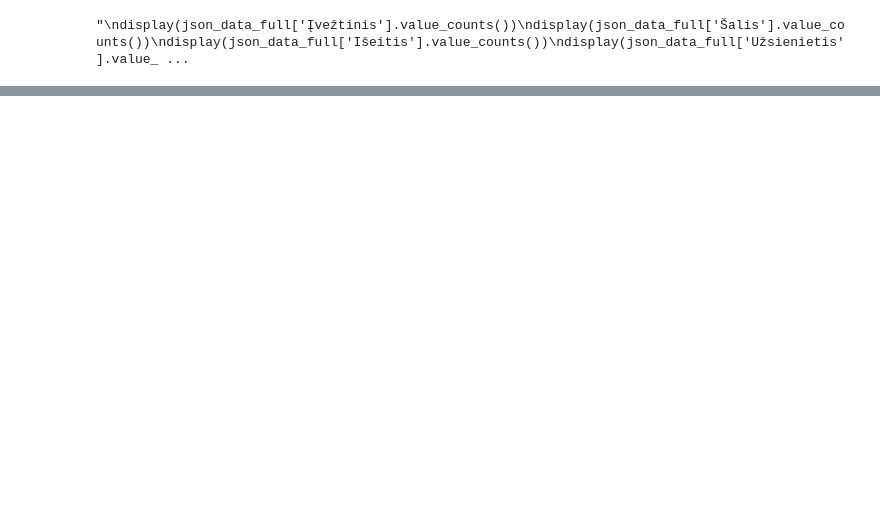
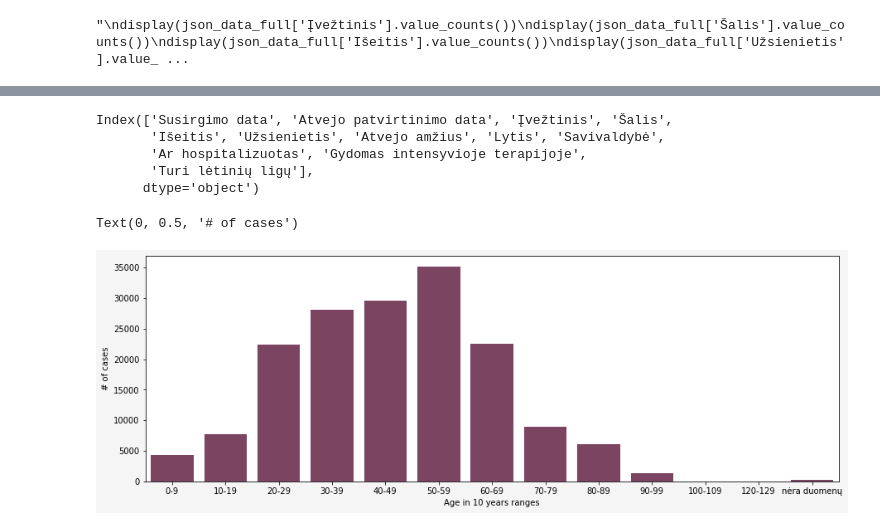
Before and after one commit to WindyCatHub/Journey-to-Data-Science, a Jupyter notebook: Jupyter Notebook/Covid19 story.ipynb, the cells around one changed output, grey strips where cells are left out. Cells and saved outputs as stored; diff of their text form; code cells hidden in the pictures; blank space fills up the shorter version.

```diff
--- a/Jupyter Notebook/Covid19 story.ipynb
+++ b/Jupyter Notebook/Covid19 story.ipynb
@@ -245,0 +252,18 @@ ax.axvspan(date(2020,12,14), date(2020,12,16), alpha=0.1, color='red')
+# %%
+json_data_full.columns
+# %% [output]
+Index(['Susirgimo data', 'Atvejo patvirtinimo data', 'Įvežtinis', 'Šalis',
+       'Išeitis', 'Užsienietis', 'Atvejo amžius', 'Lytis', 'Savivaldybė',
+       'Ar hospitalizuotas', 'Gydomas intensyvioje terapijoje',
+       'Turi lėtinių ligų'],
+      dtype='object')
+# %%
+fig, ax = plt.subplots(figsize=(15,5),facecolor = "#F5F5F5")
+
+order =  ['0-9','10-19','20-29','30-39','40-49','50-59', '60-69', '70-79', '80-89', '90-99', '100-109',  '120-129','nėra duomenų']
+ax = sns.countplot(x='Atvejo amžius', data=json_data_full, order = order, color = "#843b62")
+plt.xlabel('Age in 10 years ranges')
+plt.ylabel('# of cases')
+# %% [output]
+Text(0, 0.5, '# of cases')
+[figure, added]
```
Also changed, not shown: parts of 44 cells of this notebook, 2 other files.
